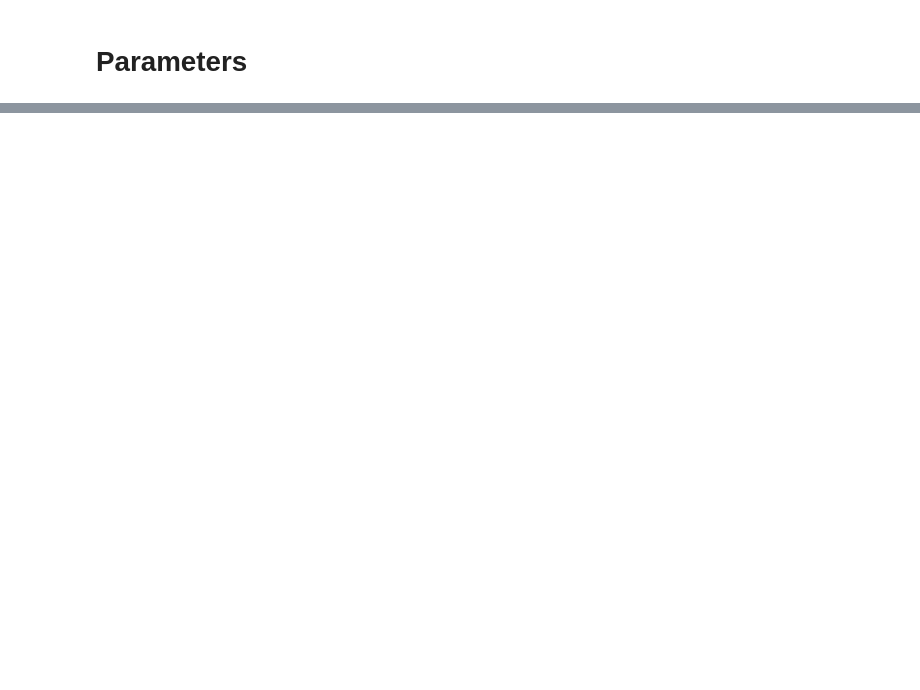
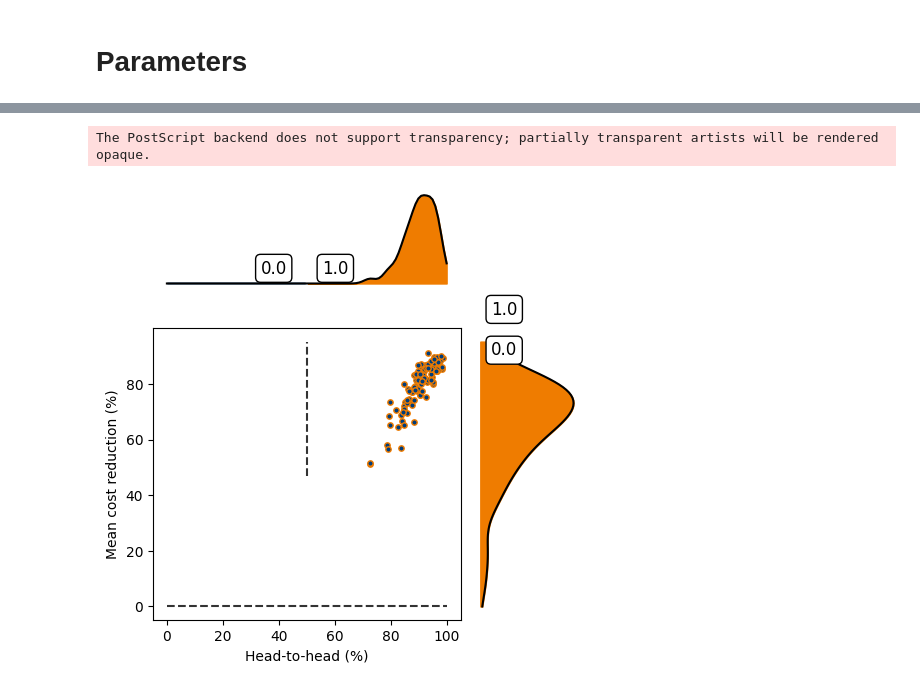
Before and after one commit to xunzhang-sjtu/Decision_Driven_Regularization, a Jupyter notebook: Shortest_Path_Reproduce/Experiment_Network.ipynb, the cells around one changed output, grey strips where cells are left out. Saved outputs shown, nothing was run; the diff lists cells and outputs as text; code cells hidden in the pictures; blank space fills up the shorter version.

```diff
--- a/Shortest_Path_Reproduce/Experiment_Network.ipynb
+++ b/Shortest_Path_Reproduce/Experiment_Network.ipynb
@@ -354,0 +616,9 @@ rhf = regret_and_h2h_figure()
+# %%
+grid = (5,5)
+mu = 0.3
+lamb = 0.3
+file_name = os.path.dirname(grandparent_directory) + middle_path +"DDR_vs_SPO_H2H_Regret_"+str(grid[0])+"times"+str(grid[1])+"_mu="+str(mu)+"_lamb="+str(lamb)
+rhf.figure_plot_upright(h2h_ddr_vs_spo_all[grid[0],mu,lamb]*100,regret_reduction_ddr_vs_spo_all[grid[0],mu,lamb]*100,file_name)
+# %% [output]
+The PostScript backend does not support transparency; partially transparent artists will be rendered opaque.
+[figure, added]
```
Also changed, not shown: parts of 20 cells of this notebook, 1 other file.
